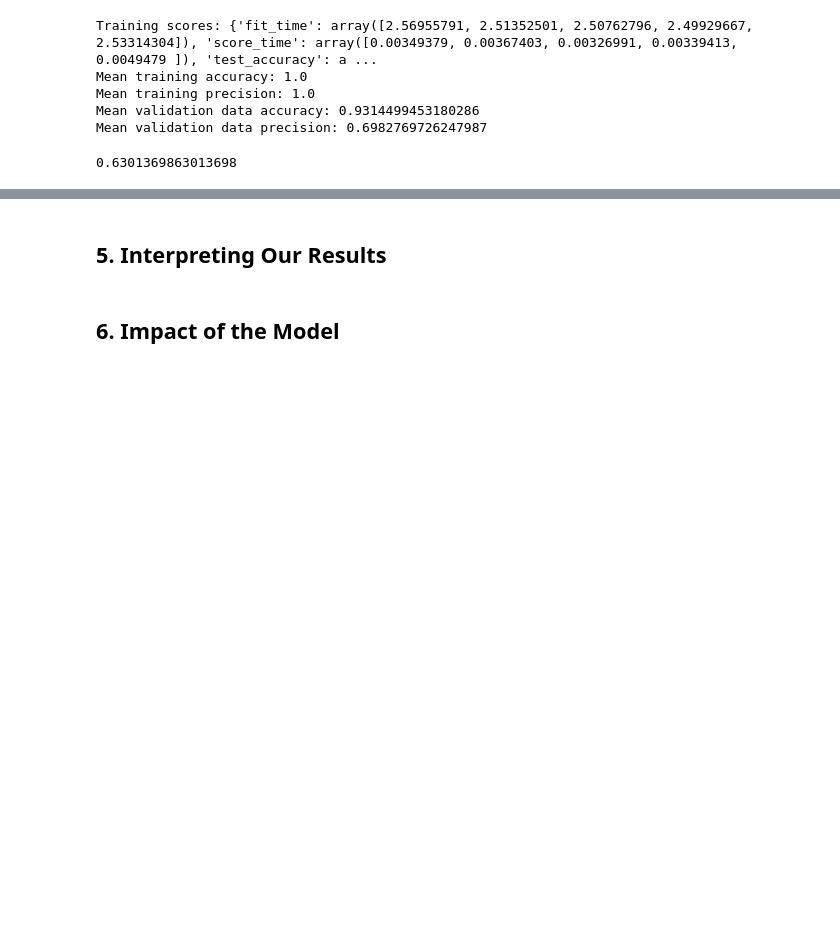
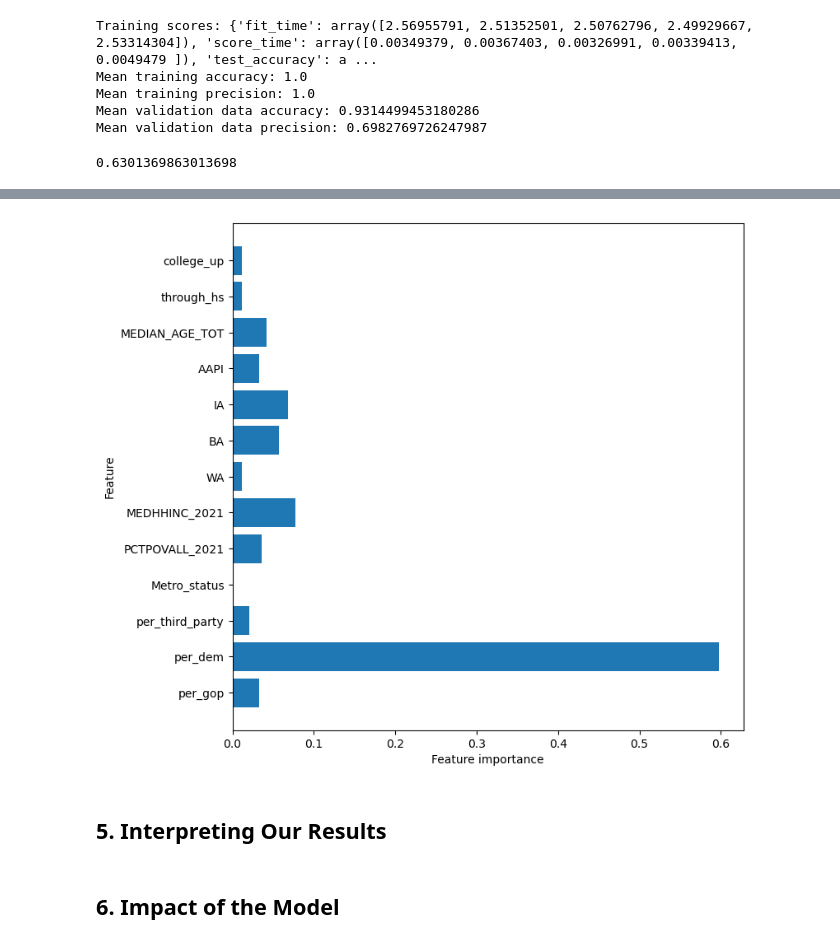
Before and after one commit to natehiatt/covid_vax_project, a Jupyter notebook: Final.ipynb, the cells around one changed output, grey strips where cells are left out. Drawn from its saved outputs; the diff is of its cells as text; code cells hidden in the pictures; blank space fills up the shorter version.

```diff
--- a/Final.ipynb
+++ b/Final.ipynb
@@ -1669,3 +1763,7 @@ precision
+# %%
+plot_feature_importances(pipe_grid_gb3.best_estimator_.named_steps['gb'], X)
+# %% [output]
+[figure, added]
 # %% [markdown]
 ## 5. Interpreting Our Results
 # %% [markdown]
```
Also changed, not shown: parts of 4 cells of this notebook.
